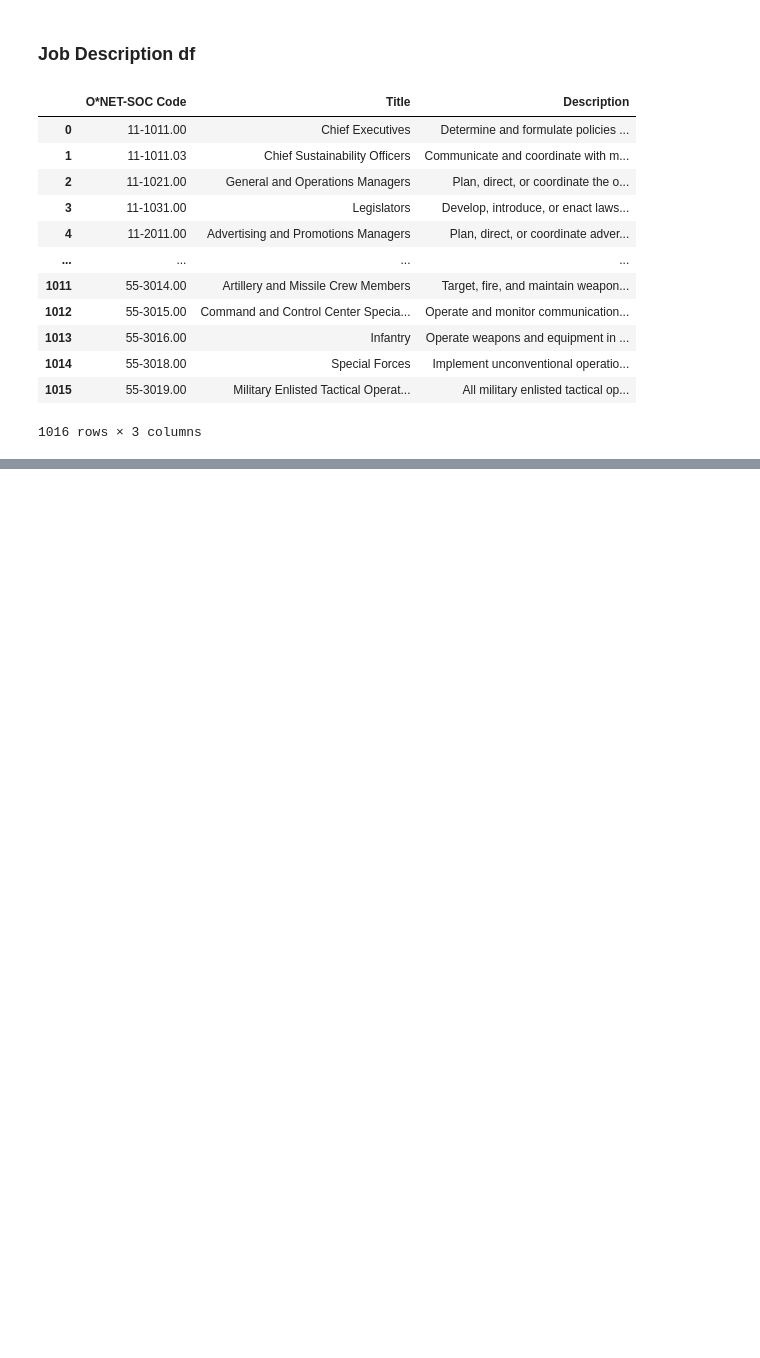
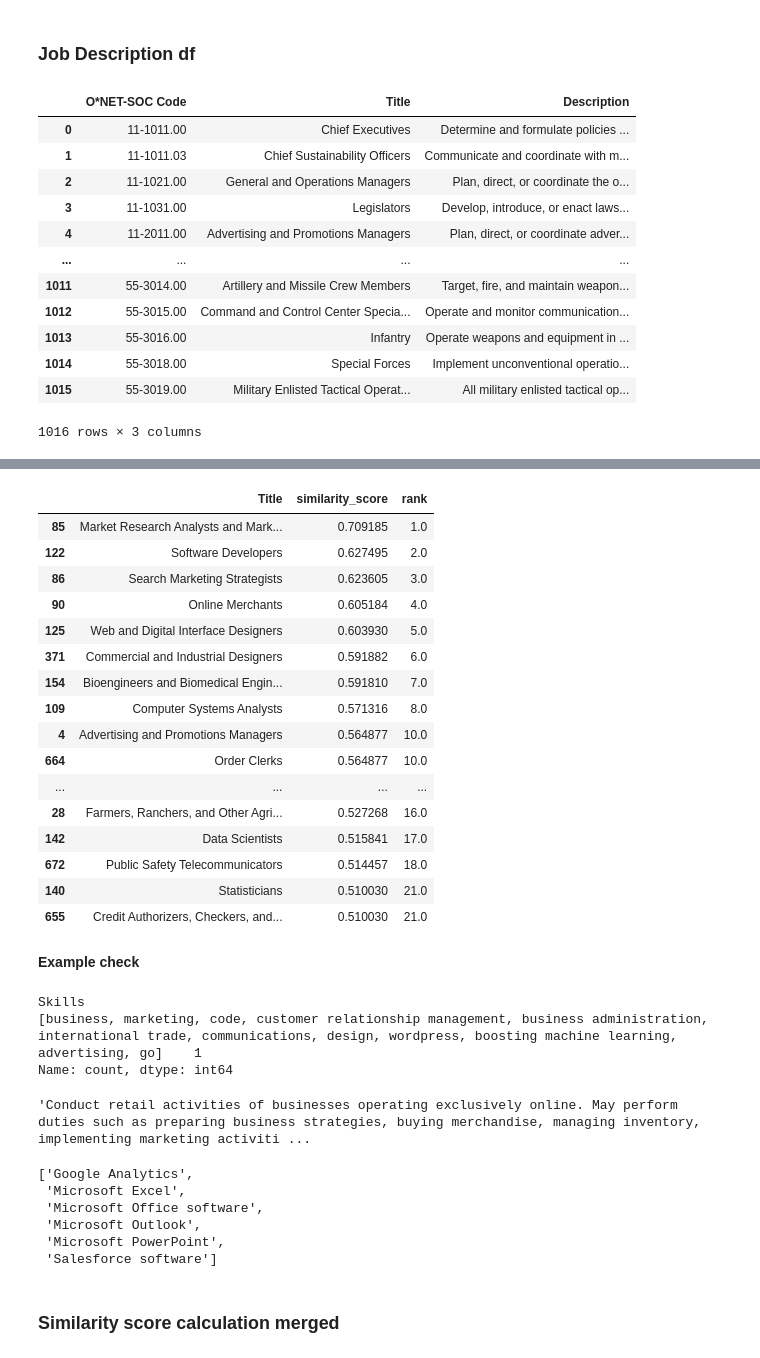
Before and after one commit to victorbjorsvik/workproject_matching_algo, a Jupyter notebook: similairty_calculation.ipynb, the cells around one changed output, grey strips where cells are left out. Cells and saved outputs as stored; diff of their text form; code cells hidden in the pictures; blank space fills up the shorter version.

```diff
--- a/similairty_calculation.ipynb
+++ b/similairty_calculation.ipynb
@@ -374,0 +244,45 @@ analysis_data_1.head(20)
+# %%
+analysis_data_descr = calc_similarity_one_cv(df_resumes, df_jobs, parallel=True)
+analysis_data_descr.head(20)
+# %% [output]
+|  | Title | similarity_score | rank |
+| 85 | Market Research Analysts and Mark... | 0.709185 | 1.0 |
+| 122 | Software Developers | 0.627495 | 2.0 |
+| 86 | Search Marketing Strategists | 0.623605 | 3.0 |
+| 90 | Online Merchants | 0.605184 | 4.0 |
+| 125 | Web and Digital Interface Designers | 0.603930 | 5.0 |
+| 371 | Commercial and Industrial Designers | 0.591882 | 6.0 |
+| 154 | Bioengineers and Biomedical Engin... | 0.591810 | 7.0 |
+| 109 | Computer Systems Analysts | 0.571316 | 8.0 |
+| 4 | Advertising and Promotions Managers | 0.564877 | 10.0 |
+| 664 | Order Clerks | 0.564877 | 10.0 |
+| ... | ... | ... | ... |
+| 28 | Farmers, Ranchers, and Other Agri... | 0.527268 | 16.0 |
+| 142 | Data Scientists | 0.515841 | 17.0 |
+| 672 | Public Safety Telecommunicators | 0.514457 | 18.0 |
+| 140 | Statisticians | 0.510030 | 21.0 |
+| 655 | Credit Authorizers, Checkers, and... | 0.510030 | 21.0 |
+# %% [markdown]
+**Example check**
+# %%
+df_resumes['Skills'].value_counts()
+# %% [output]
+Skills
+[business, marketing, code, customer relationship management, business administration, international trade, communications, design, wordpress, boosting machine learning, advertising, go]    1
+Name: count, dtype: int64
+# %%
+df_jobs[df_jobs['Title'] == 'Search Marketing Strategists']['Skills'].values[0]
+df_jobs[df_jobs['Title'] == 'Online Merchants']['raw'].values[0]
+# %% [output]
+'Conduct retail activities of businesses operating exclusively online. May perform duties such as preparing business strategies, buying merchandise, managing inventory, implementing marketing activiti ...
+# %%
+df_skill_role_grouped[df_skill_role_grouped['Title'] == 'Market Research Analysts and Marketing Specialists']['Skills'].values[0]
+# %% [output]
+['Google Analytics',
+ 'Microsoft Excel',
+ 'Microsoft Office software',
+ 'Microsoft Outlook',
+ 'Microsoft PowerPoint',
+ 'Salesforce software']
+# %% [markdown]
+### Similarity score calculation merged
```
Also changed, not shown: parts of 26 cells of this notebook, 2 other files.
